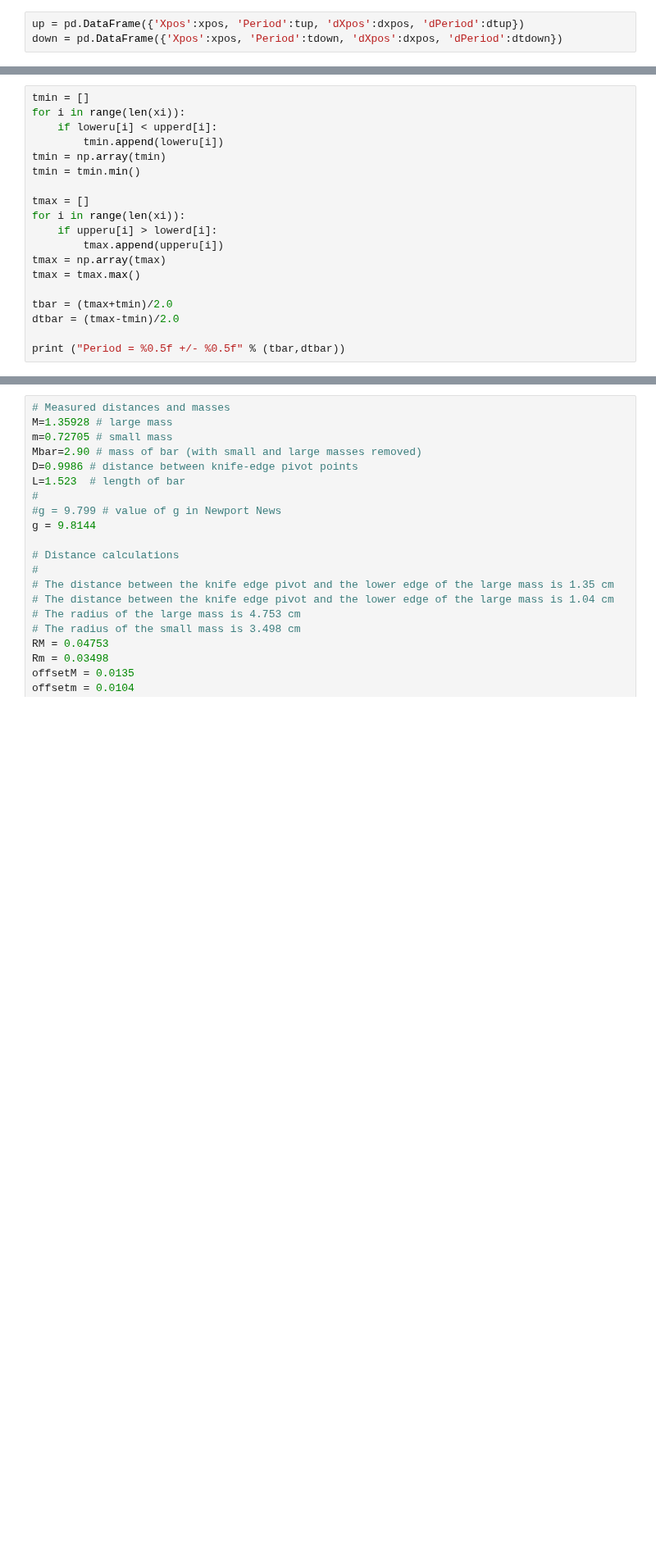
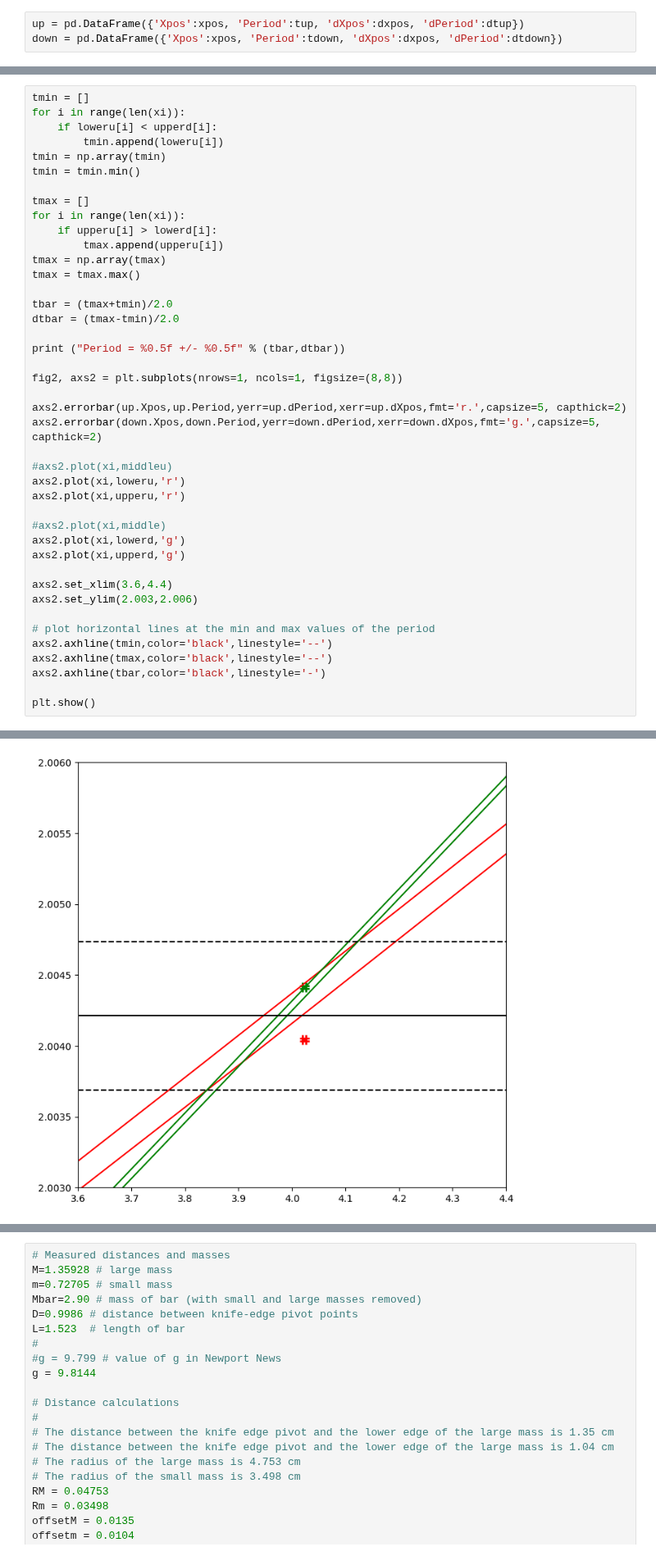
Before and after one commit to brash99/phys421, a Jupyter notebook: JupyterNotebooks/KaterPendulum/KaterPendulum.ipynb, the cells around one changed output, grey strips where cells are left out. Shown at 82% size. Drawn from its saved outputs; the diff is of its cells as text; blank space fills up the shorter version.

```diff
--- a/JupyterNotebooks/KaterPendulum/KaterPendulum.ipynb
+++ b/JupyterNotebooks/KaterPendulum/KaterPendulum.ipynb
@@ -179,4 +179,27 @@ tbar = (tmax+tmin)/2.0
 dtbar = (tmax-tmin)/2.0
 
 print ("Period = %0.5f +/- %0.5f" % (tbar,dtbar))
+
+fig2, axs2 = plt.subplots(nrows=1, ncols=1, figsize=(8,8))
+
+axs2.errorbar(up.Xpos,up.Period,yerr=up.dPeriod,xerr=up.dXpos,fmt='r.',capsize=5, capthick=2)
+axs2.errorbar(down.Xpos,down.Period,yerr=down.dPeriod,xerr=down.dXpos,fmt='g.',capsize=5, capthick=2)
+
+#axs2.plot(xi,middleu)
+axs2.plot(xi,loweru,'r')
+axs2.plot(xi,upperu,'r')
+
+#axs2.plot(xi,middle)
+axs2.plot(xi,lowerd,'g')
+axs2.plot(xi,upperd,'g')
+
+axs2.set_xlim(3.6,4.4)
+axs2.set_ylim(2.003,2.006)
+
+# plot horizontal lines at the min and max values of the period
+axs2.axhline(tmin,color='black',linestyle='--')
+axs2.axhline(tmax,color='black',linestyle='--')
+axs2.axhline(tbar,color='black',linestyle='-')
+
+plt.show()
 # %% [output]
@@ -184,3 +207,4 @@ Period = 2.00420 +/- 0.00051
+[figure, added]
 # %%
 length = 0.9986
 dlength = 0.00005
```
Also changed, not shown: parts of 4 cells of this notebook, 2 other files.
